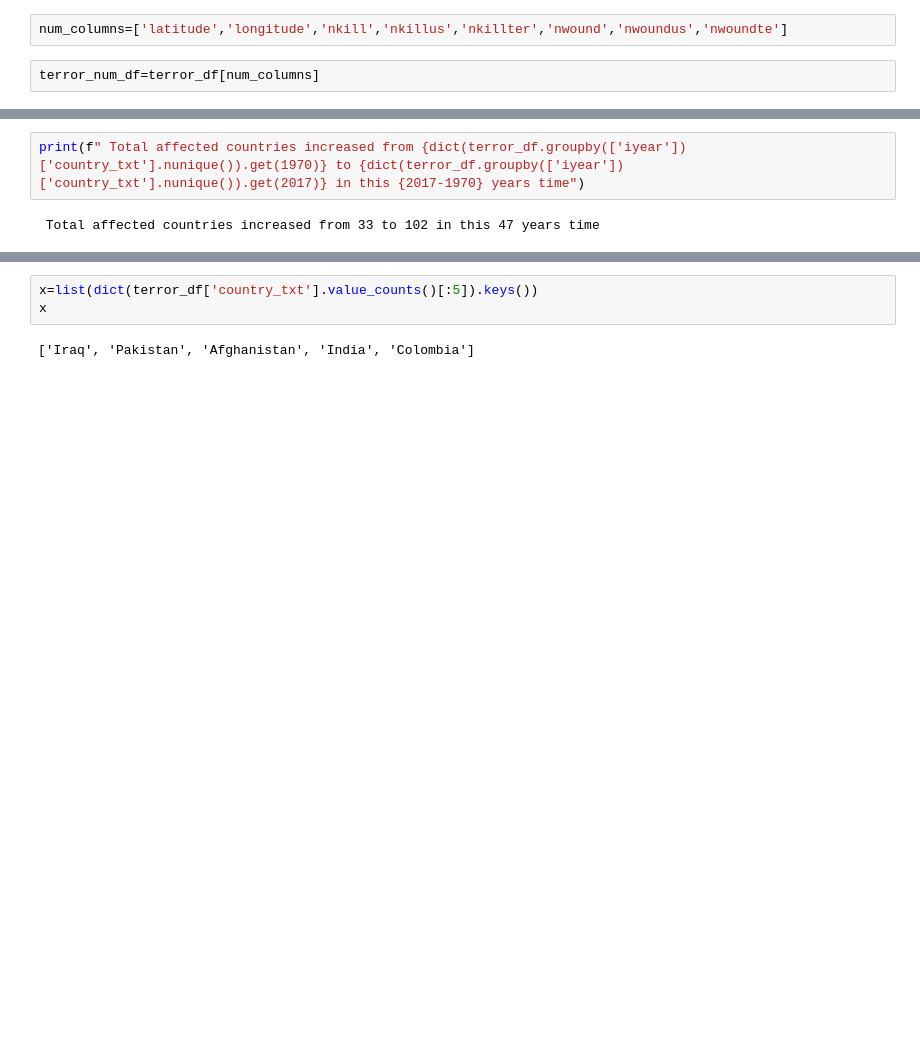
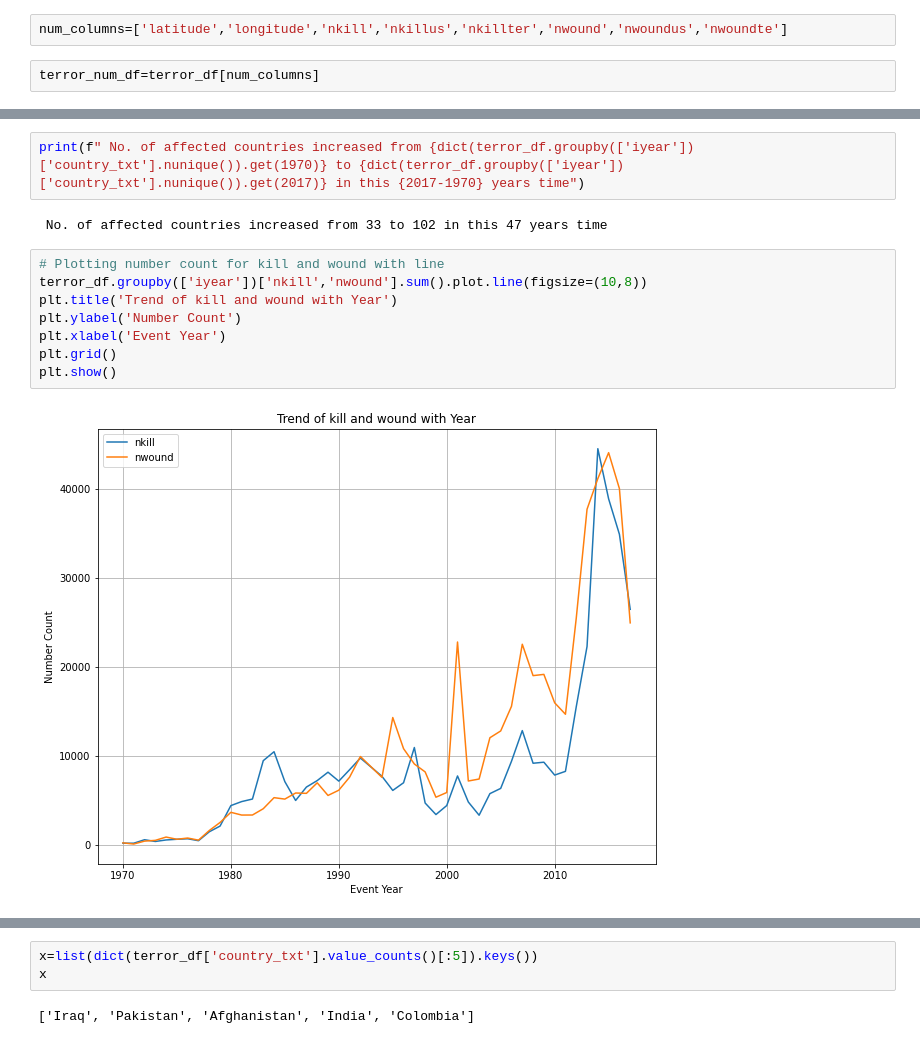
Before and after one commit to prabirdeb/Global-Terrorism-Analysis, a Jupyter notebook: Global_Terrorism_Analysis_Capstone_Project.ipynb, the cells around one changed output, grey strips where cells are left out. Drawn from its saved outputs; the diff is of its cells as text; blank space fills up the shorter version.

```diff
--- a/Global_Terrorism_Analysis_Capstone_Project.ipynb
+++ b/Global_Terrorism_Analysis_Capstone_Project.ipynb
@@ -223,6 +248,16 @@ plt.show()
 # %% [output]
 [figure]
 # %%
-print(f" Total affected countries increased from {dict(terror_df.groupby(['iyear'])['country_txt'].nunique()).get(1970)} to {dict(terror_df.groupby(['iyear'])['country_txt'].nunique()).get(2017)} in this {2017-1970} years time")
+print(f" No. of affected countries increased from {dict(terror_df.groupby(['iyear'])['country_txt'].nunique()).get(1970)} to {dict(terror_df.groupby(['iyear'])['country_txt'].nunique()).get(2017)} in this {2017-1970} years time")
 # %% [output]
- Total affected countries increased from 33 to 102 in this 47 years time
+ No. of affected countries increased from 33 to 102 in this 47 years time
+# %%
+# Plotting number count for kill and wound with line
+terror_df.groupby(['iyear'])['nkill','nwound'].sum().plot.line(figsize=(10,8))
+plt.title('Trend of kill and wound with Year')
+plt.ylabel('Number Count')
+plt.xlabel('Event Year')
+plt.grid()
+plt.show()
+# %% [output]
+[figure, added]
```
Also changed, not shown: parts of 39 cells of this notebook.
